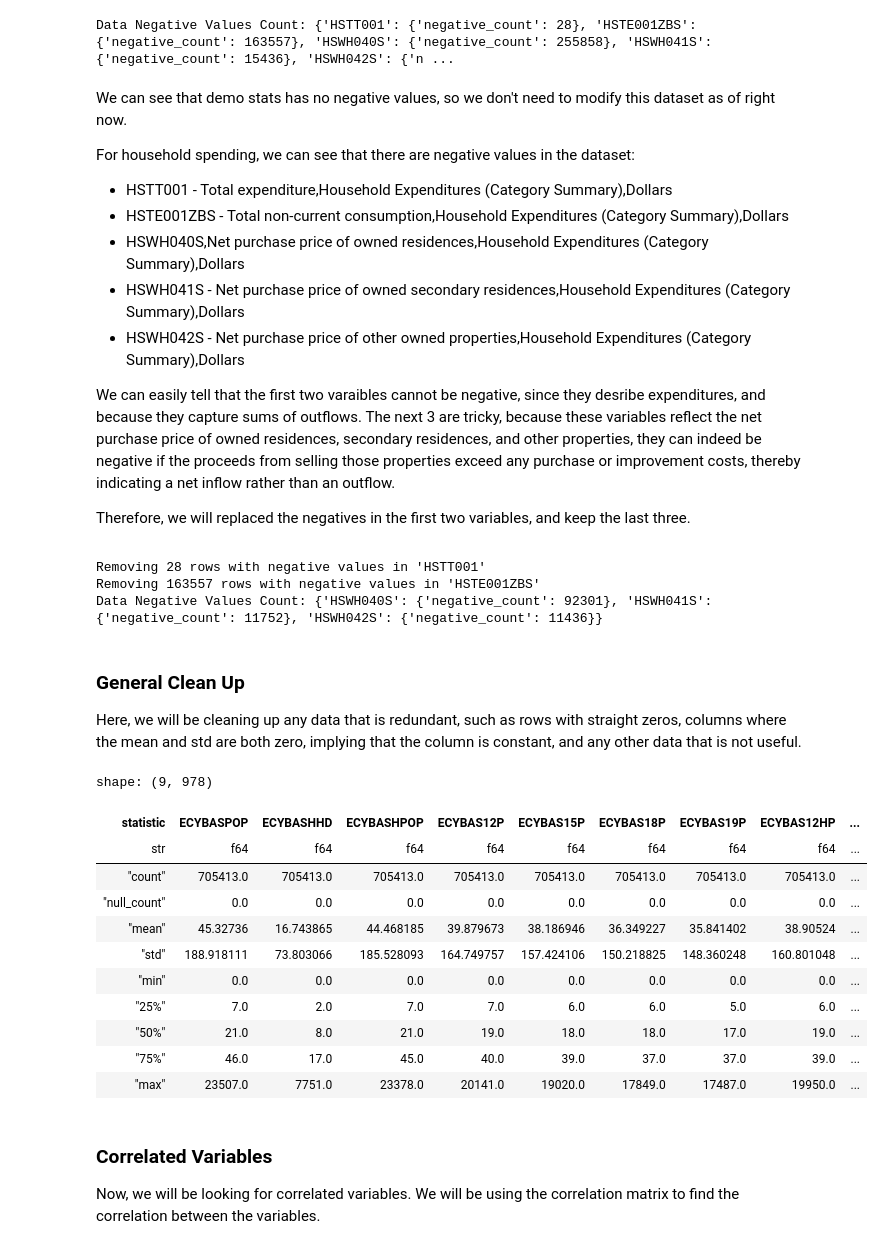
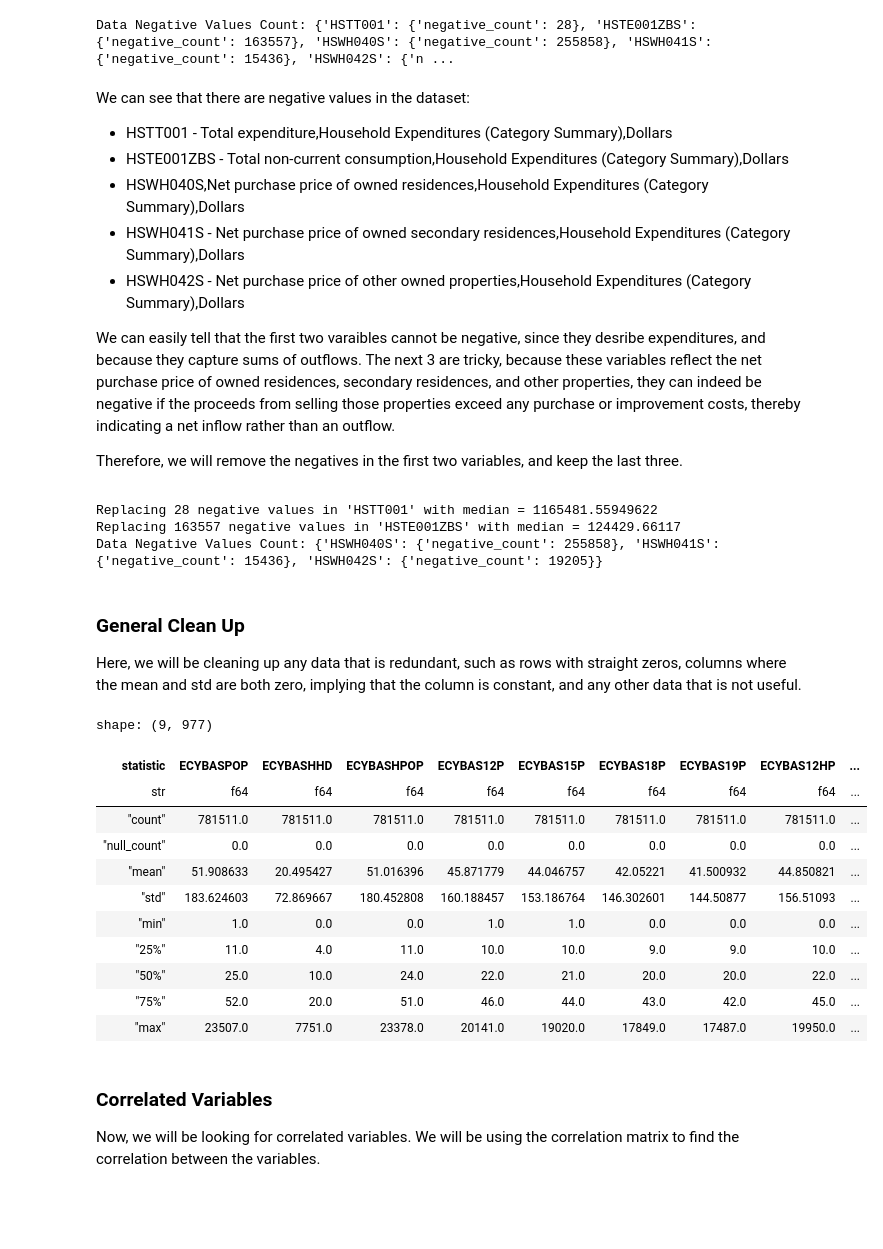
Before and after one commit to noahkostesku/CanadianHouseholdAnalysis, a Jupyter notebook: CanadianHouseholdAnalysis.ipynb, the cells around one changed output. Cells and saved outputs as stored; diff of their text form; code cells hidden in the pictures; blank space fills up the shorter version.

Commit message:
Done clustering, someone needs to start on regression

```diff
--- a/CanadianHouseholdAnalysis.ipynb
+++ b/CanadianHouseholdAnalysis.ipynb
@@ -68,0 +83,3 @@ shape: (9, 980)
+# %%
+# Drop target variable
+merged_df_clust = merged_df.drop("HSEP001S")
@@ -160,8 +212,8 @@ def substitute_nulls_with_median(df: pl.DataFrame) -> pl.DataFrame:
     return pl.from_pandas(df_pd)
 
 
-merged_df = substitute_nulls_with_median(merged_df)
+merged_df_clust = substitute_nulls_with_median(merged_df_clust)
 
-merged_df_nulls = count_na_strings(merged_df)
+merged_df_nulls = count_na_strings(merged_df_clust)
 print(f"Data Null Count: {merged_df_nulls}")
 # %% [output]
@@ -195,8 +246,7 @@ print(f"Data Negative Values Count: {merged_df_negatives}")
 # %% [output]
 Data Negative Values Count: {'HSTT001': {'negative_count': 28}, 'HSTE001ZBS': {'negative_count': 163557}, 'HSWH040S': {'negative_count': 255858}, 'HSWH041S': {'negative_count': 15436}, 'HSWH042S': {'n ...
 # %% [markdown]
-<p>We can see that demo stats has no negative values, so we don't need to modify this dataset as of right now.</p>
-<p>For household spending, we can see that there are negative values in the dataset:<p>
+<p>We can see that there are negative values in the dataset:<p>
 <ul>
 <li>HSTT001 - Total expenditure,Household Expenditures (Category Summary),Dollars</li>
 <li>HSTE001ZBS - Total non-current consumption,Household Expenditures (Category Summary),Dollars</li>
@@ -205,24 +255,8 @@ Data Negative Values Count: {'HSTT001': {'negative_count': 28}, 'HSTE001ZBS': {'
 <li>HSWH042S - Net purchase price of other owned properties,Household Expenditures (Category Summary),Dollars</li>
 </ul>
 <p>We can easily tell that the first two varaibles cannot be negative, since they desribe expenditures, and because they capture sums of outflows. The next 3 are tricky, because these variables reflect the net purchase price of owned residences, secondary residences, and other properties, they can indeed be negative if the proceeds from selling those properties exceed any purchase or improvement costs, thereby indicating a net inflow rather than an outflow.</p>
-<p>Therefore, we will replaced the negatives in the first two variables, and keep the last three.</p>
+<p>Therefore, we will remove the negatives in the first two variables, and keep the last three.</p>
 # %%
-# Function to replace negative values with median
-def replace_negatives_with_median(df, cols):
-    updated_df = df.clone()
-
-    for col in cols:
-        if col in df.columns:
-            median = df.select(pl.col(col).filter(pl.col(col) >= 0).median()).item()
-            neg_count = df.select((pl.col(col) < 0).sum()).item()
-
-            if neg_count > 0:
-                print(f"Replacing {neg_count} negative values in '{col}' with median = {median}")
-                updated_df = updated_df.with_columns(
-                    pl.when(pl.col(col) < 0).then(median).otherwise(pl.col(col)).alias(col)
-                )
-    return updated_df
-
 def remove_negative_rows(df, cols):
     updated_df = df.clone()
 
@@ -236,48 +270,46 @@ def remove_negative_rows(df, cols):
     return updated_df
 
 # Replace negative values with median
-#merged_df = replace_negatives_with_median(merged_df, ["HSTT001", "HSTE001ZBS"])
-# Remove negative values
-merged_df = remove_negative_rows(merged_df, ["HSTT001", "HSTE001ZBS"])
-merged_df_negatives = count_negative_values(merged_df)
+merged_df_clust = remove_negatives_with_median(merged_df_clust, ["HSTT001", "HSTE001ZBS"])
+merged_df_negatives = count_negative_values(merged_df_clust)
 print(f"Data Negative Values Count: {merged_df_negatives}")
 # %% [output]
-Removing 28 rows with negative values in 'HSTT001'
-Removing 163557 rows with negative values in 'HSTE001ZBS'
-Data Negative Values Count: {'HSWH040S': {'negative_count': 92301}, 'HSWH041S': {'negative_count': 11752}, 'HSWH042S': {'negative_count': 11436}}
+Replacing 28 negative values in 'HSTT001' with median = 1165481.55949622
+Replacing 163557 negative values in 'HSTE001ZBS' with median = 124429.66117
+Data Negative Values Count: {'HSWH040S': {'negative_count': 255858}, 'HSWH041S': {'negative_count': 15436}, 'HSWH042S': {'negative_count': 19205}}
 # %% [markdown]
 <h3>General Clean Up</h3>
 <p>Here, we will be cleaning up any data that is redundant, such as rows with straight zeros, columns where the mean and std are both zero, implying that the column is constant, and any other data that is not useful.</p>
 # %%
 # Drop any rows that contain straight 0's in all columns
-columns_to_check = [col for col in merged_df.columns if merged_df.schema[col] in (pl.Int64, pl.Float64)]
-merged_df = merged_df.filter(
+columns_to_check = [col for col in merged_df_clust.columns if merged_df_clust.schema[col] in (pl.Int64, pl.Float64)]
+merged_df_clust = merged_df_clust.filter(
     ~pl.all_horizontal([pl.col(col) == 0 for col in columns_to_check])
 )
 
 # Drop any columns where the mean and std are both 0
 columns_to_drop = [
-    col for col in merged_df.columns
-    if merged_df.schema[col] in (pl.Int64, pl.Float64)
-    and merged_df[col].mean() == 0
-    and merged_df[col].std() == 0
+    col for col in merged_df_clust.columns
+    if merged_df_clust.schema[col] in (pl.Int64, pl.Float64)
+    and merged_df_clust[col].mean() == 0
+    and merged_df_clust[col].std() == 0
 ]
-merged_df = merged_df.drop(columns_to_drop)
+merged_df_clust = merged_df_clust.drop(columns_to_drop)
 
 
-merged_df.describe()
+merged_df_clust.describe()
 # %% [output]
-shape: (9, 978)
+shape: (9, 977)
 | statistic | ECYBASPOP | ECYBASHHD | ECYBASHPOP | ECYBAS12P | ECYBAS15P | ECYBAS18P | ECYBAS19P | ECYBAS12HP | ... |
 | str | f64 | f64 | f64 | f64 | f64 | f64 | f64 | f64 | ... |
-| "count" | 705413.0 | 705413.0 | 705413.0 | 705413.0 | 705413.0 | 705413.0 | 705413.0 | 705413.0 | ... |
+| "count" | 781511.0 | 781511.0 | 781511.0 | 781511.0 | 781511.0 | 781511.0 | 781511.0 | 781511.0 | ... |
 | "null_count" | 0.0 | 0.0 | 0.0 | 0.0 | 0.0 | 0.0 | 0.0 | 0.0 | ... |
-| "mean" | 45.32736 | 16.743865 | 44.468185 | 39.879673 | 38.186946 | 36.349227 | 35.841402 | 38.90524 | ... |
-| "std" | 188.918111 | 73.803066 | 185.528093 | 164.749757 | 157.424106 | 150.218825 | 148.360248 | 160.801048 | ... |
-| "min" | 0.0 | 0.0 | 0.0 | 0.0 | 0.0 | 0.0 | 0.0 | 0.0 | ... |
-| "25%" | 7.0 | 2.0 | 7.0 | 7.0 | 6.0 | 6.0 | 5.0 | 6.0 | ... |
-| "50%" | 21.0 | 8.0 | 21.0 | 19.0 | 18.0 | 18.0 | 17.0 | 19.0 | ... |
-| "75%" | 46.0 | 17.0 | 45.0 | 40.0 | 39.0 | 37.0 | 37.0 | 39.0 | ... |
+| "mean" | 51.908633 | 20.495427 | 51.016396 | 45.871779 | 44.046757 | 42.05221 | 41.500932 | 44.850821 | ... |
+| "std" | 183.624603 | 72.869667 | 180.452808 | 160.188457 | 153.186764 | 146.302601 | 144.50877 | 156.51093 | ... |
+| "min" | 1.0 | 0.0 | 0.0 | 1.0 | 1.0 | 0.0 | 0.0 | 0.0 | ... |
+| "25%" | 11.0 | 4.0 | 11.0 | 10.0 | 10.0 | 9.0 | 9.0 | 10.0 | ... |
+| "50%" | 25.0 | 10.0 | 24.0 | 22.0 | 21.0 | 20.0 | 20.0 | 22.0 | ... |
+| "75%" | 52.0 | 20.0 | 51.0 | 46.0 | 44.0 | 43.0 | 42.0 | 45.0 | ... |
 | "max" | 23507.0 | 7751.0 | 23378.0 | 20141.0 | 19020.0 | 17849.0 | 17487.0 | 19950.0 | ... |
 # %% [markdown]
 <h3>Correlated Variables</h3>
```
Also changed, not shown: parts of 52 cells of this notebook.
